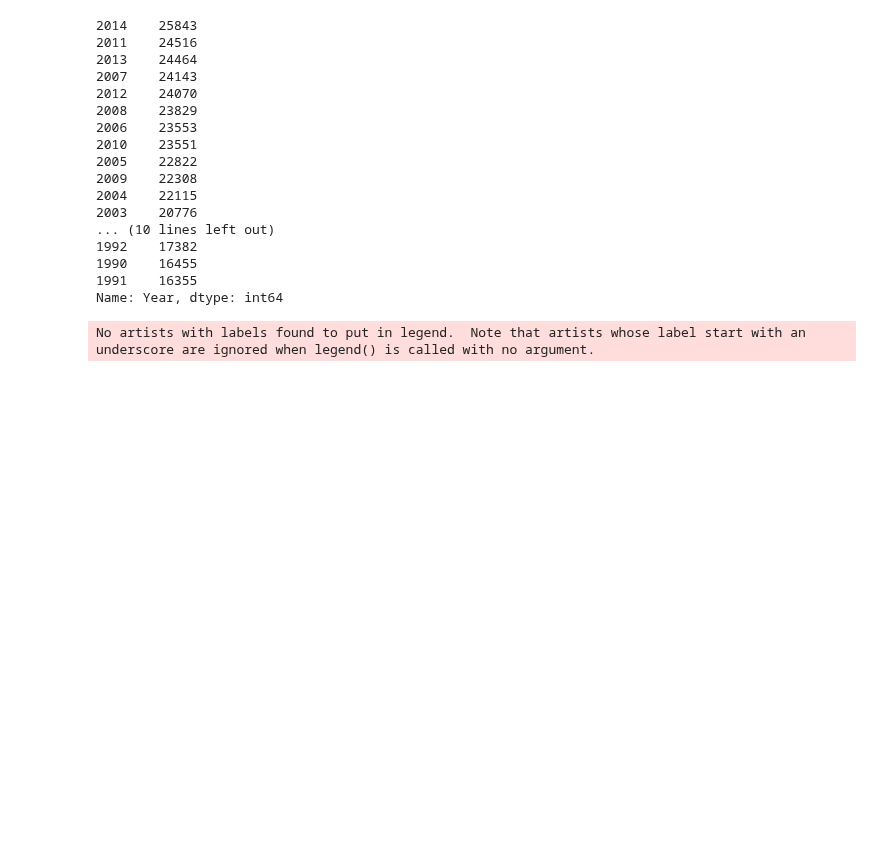
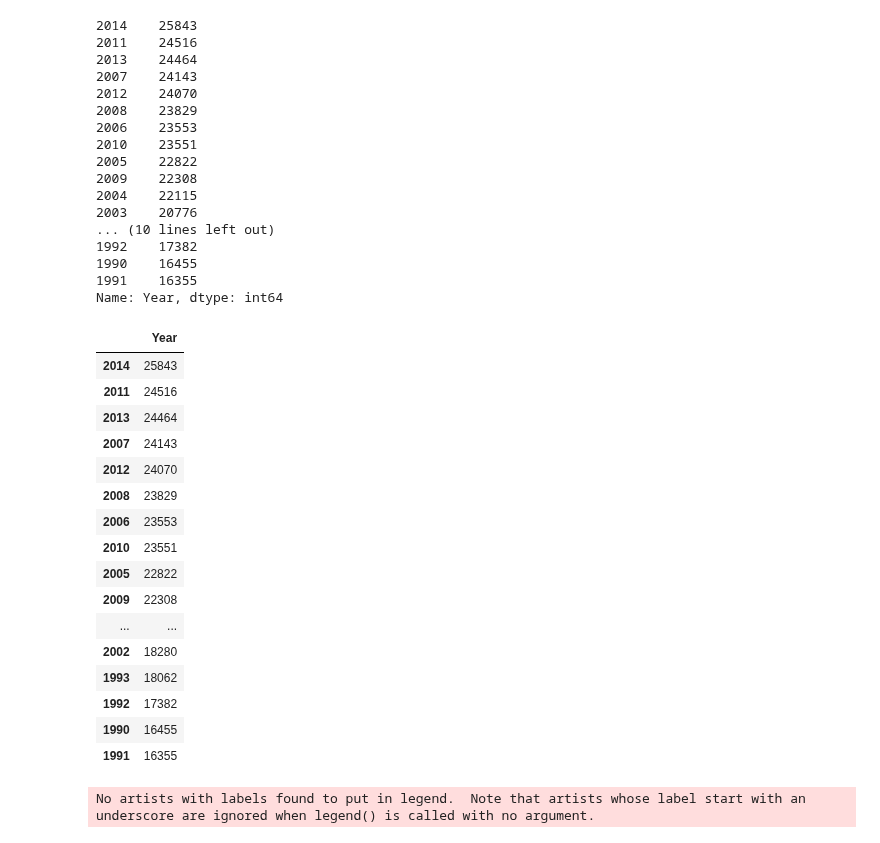
Before and after one commit to mari2m/electropi, a Jupyter notebook: EDA.ipynb, the cells around one changed output. Saved outputs shown, nothing was run; the diff lists cells and outputs as text; code cells hidden in the pictures; blank space fills up the shorter version.

```diff
--- a/EDA.ipynb
+++ b/EDA.ipynb
@@ -132,6 +186,26 @@ count
 Name: Year, dtype: int64
 # %%
 count=pd.DataFrame(count)
+# %%
+count
+# %% [output]
+|  | Year |
+| 2014 | 25843 |
+| 2011 | 24516 |
+| 2013 | 24464 |
+| 2007 | 24143 |
+| 2012 | 24070 |
+| 2008 | 23829 |
+| 2006 | 23553 |
+| 2010 | 23551 |
+| 2005 | 22822 |
+| 2009 | 22308 |
+| ... | ... |
+| 2002 | 18280 |
+| 1993 | 18062 |
+| 1992 | 17382 |
+| 1990 | 16455 |
+| 1991 | 16355 |
 # %%
 plt.bar(count.T.columns,count['Year'])
 plt.xlabel("years")
```
Also changed, not shown: parts of 10 cells of this notebook.
